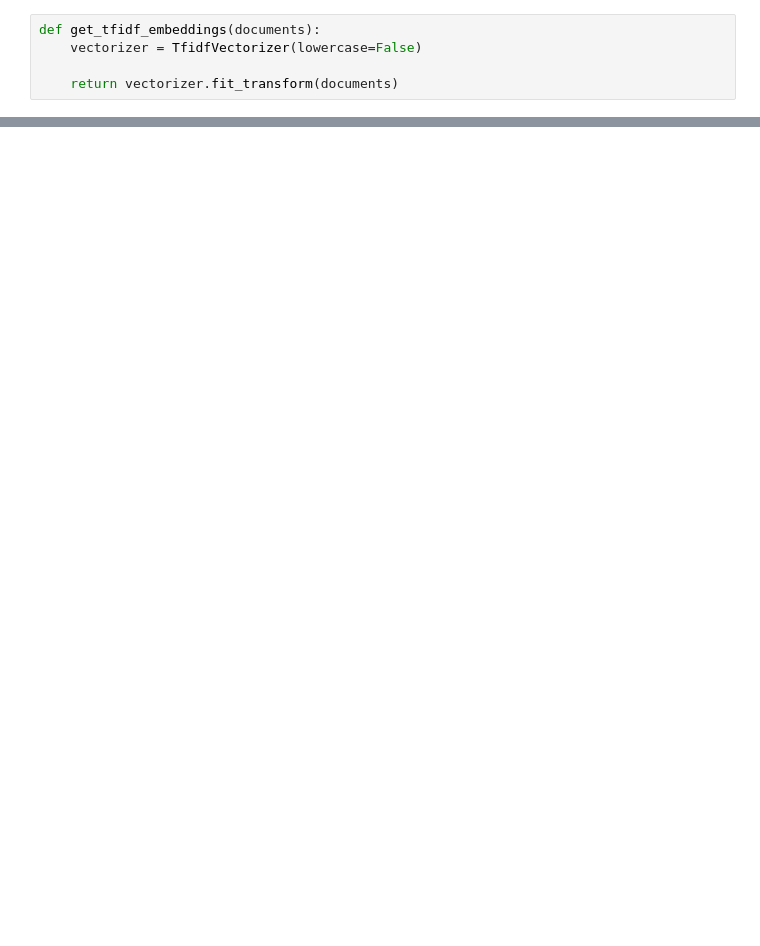
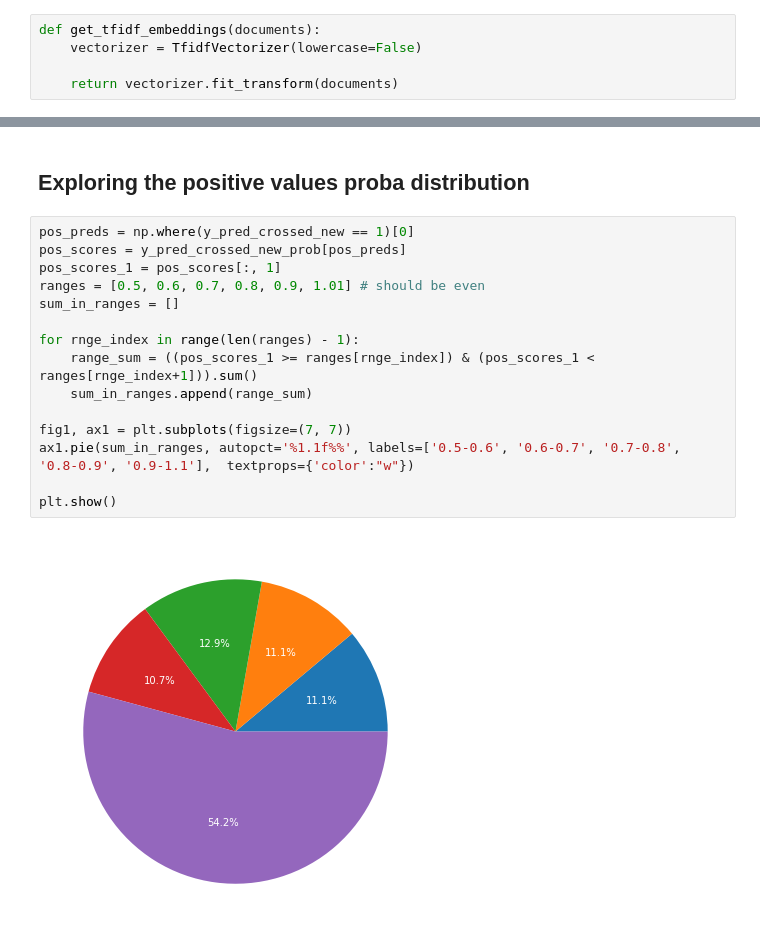
Before and after one commit to DavidShemian/ydata-similarweb-project, a Jupyter notebook: similarity/create_similarity_df.ipynb, the cells around one changed output, grey strips where cells are left out. Drawn from its saved outputs; the diff is of its cells as text; blank space fills up the shorter version.

```diff
--- a/similarity/create_similarity_df.ipynb
+++ b/similarity/create_similarity_df.ipynb
@@ -365,0 +415,19 @@ NameError: name 'X_transformed' is not defined
+# %% [markdown]
+## Exploring the positive values proba distribution
+# %%
+pos_preds = np.where(y_pred_crossed_new == 1)[0]
+pos_scores = y_pred_crossed_new_prob[pos_preds]
+pos_scores_1 = pos_scores[:, 1]
+ranges = [0.5, 0.6, 0.7, 0.8, 0.9, 1.01] # should be even
+sum_in_ranges = []
+
+for rnge_index in range(len(ranges) - 1):
+    range_sum = ((pos_scores_1 >= ranges[rnge_index]) & (pos_scores_1 < ranges[rnge_index+1])).sum()
+    sum_in_ranges.append(range_sum)
+
+fig1, ax1 = plt.subplots(figsize=(7, 7))
+ax1.pie(sum_in_ranges, autopct='%1.1f%%', labels=['0.5-0.6', '0.6-0.7', '0.7-0.8', '0.8-0.9', '0.9-1.1'],  textprops={'color':"w"})
+
+plt.show()
+# %% [output]
+[figure, added]
```
Also changed, not shown: parts of 96 cells of this notebook, 1 other file.
